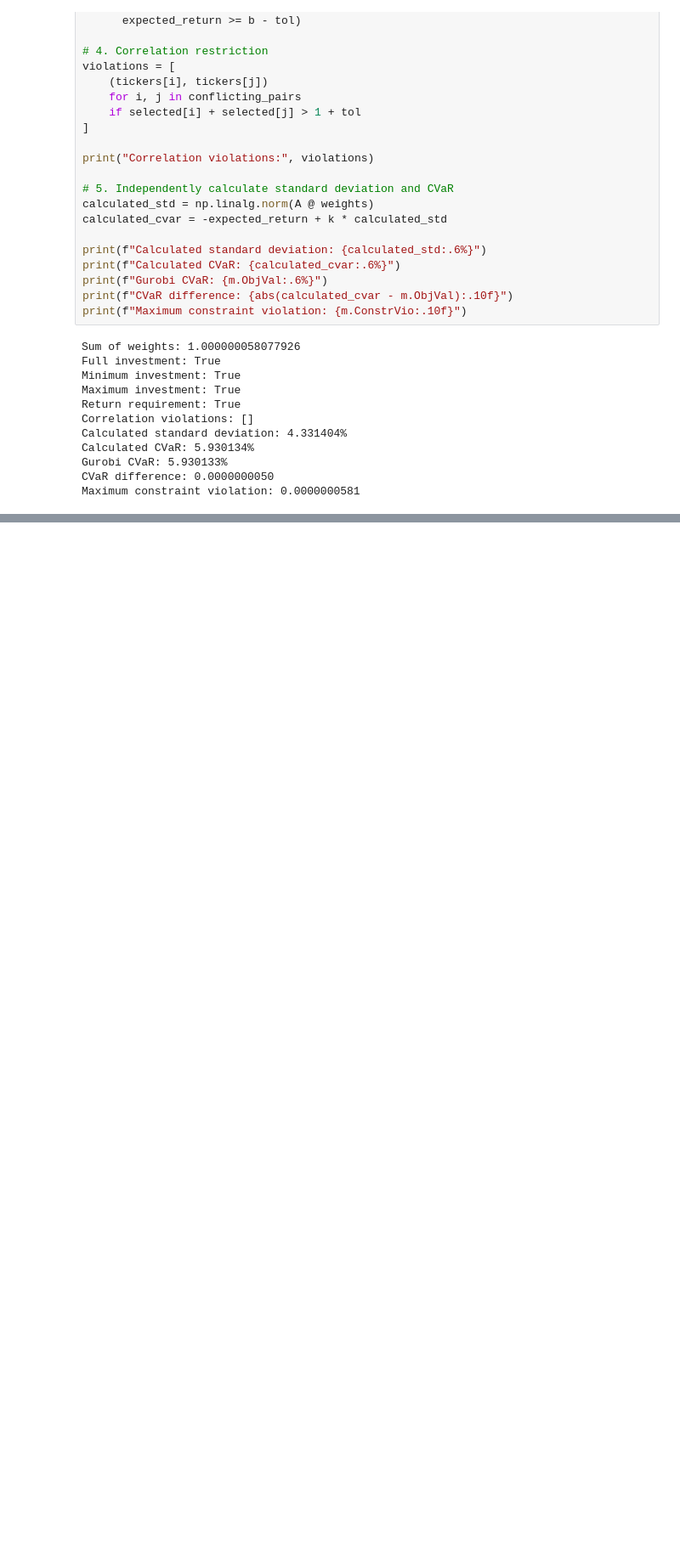
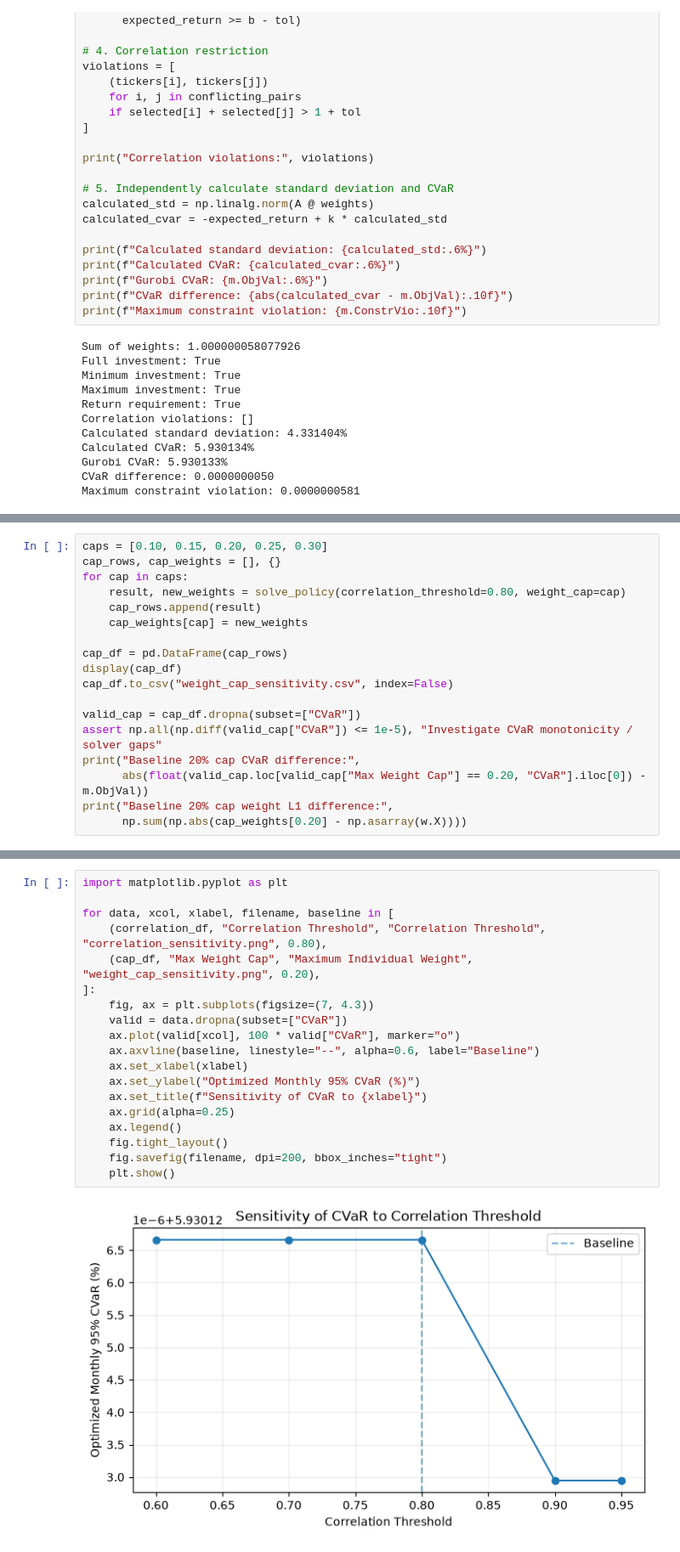
Before and after one commit to ma-benjamin/IEOR4004-Optimization-Project, a Jupyter notebook: model.ipynb, the cells around one changed output, grey strips where cells are left out. Shown at 85% size. Drawn from its saved outputs; the diff is of its cells as text; blank space fills up the shorter version.

Commit message:
Add correlation and weight cap sensitivity analysis

```diff
--- a/model.ipynb
+++ b/model.ipynb
@@ -381,0 +494,18 @@ Maximum constraint violation: 0.0000000581
+# %%
+caps = [0.10, 0.15, 0.20, 0.25, 0.30]
+cap_rows, cap_weights = [], {}
+for cap in caps:
+    result, new_weights = solve_policy(correlation_threshold=0.80, weight_cap=cap)
+    cap_rows.append(result)
+    cap_weights[cap] = new_weights
+
+cap_df = pd.DataFrame(cap_rows)
+display(cap_df)
+cap_df.to_csv("weight_cap_sensitivity.csv", index=False)
+
+valid_cap = cap_df.dropna(subset=["CVaR"])
+assert np.all(np.diff(valid_cap["CVaR"]) <= 1e-5), "Investigate CVaR monotonicity / solver gaps"
+print("Baseline 20% cap CVaR difference:",
+      abs(float(valid_cap.loc[valid_cap["Max Weight Cap"] == 0.20, "CVaR"].iloc[0]) - m.ObjVal))
+print("Baseline 20% cap weight L1 difference:",
+      np.sum(np.abs(cap_weights[0.20] - np.asarray(w.X))))
@@ -381,0 +525,21 @@ Maximum constraint violation: 0.0000000581
+# %%
+import matplotlib.pyplot as plt
+
+for data, xcol, xlabel, filename, baseline in [
+    (correlation_df, "Correlation Threshold", "Correlation Threshold", "correlation_sensitivity.png", 0.80),
+    (cap_df, "Max Weight Cap", "Maximum Individual Weight", "weight_cap_sensitivity.png", 0.20),
+]:
+    fig, ax = plt.subplots(figsize=(7, 4.3))
+    valid = data.dropna(subset=["CVaR"])
+    ax.plot(valid[xcol], 100 * valid["CVaR"], marker="o")
+    ax.axvline(baseline, linestyle="--", alpha=0.6, label="Baseline")
+    ax.set_xlabel(xlabel)
+    ax.set_ylabel("Optimized Monthly 95% CVaR (%)")
+    ax.set_title(f"Sensitivity of CVaR to {xlabel}")
+    ax.grid(alpha=0.25)
+    ax.legend()
+    fig.tight_layout()
+    fig.savefig(filename, dpi=200, bbox_inches="tight")
+    plt.show()
+# %% [output]
+[figure, added]
```
Also changed, not shown: parts of 13 cells of this notebook.
